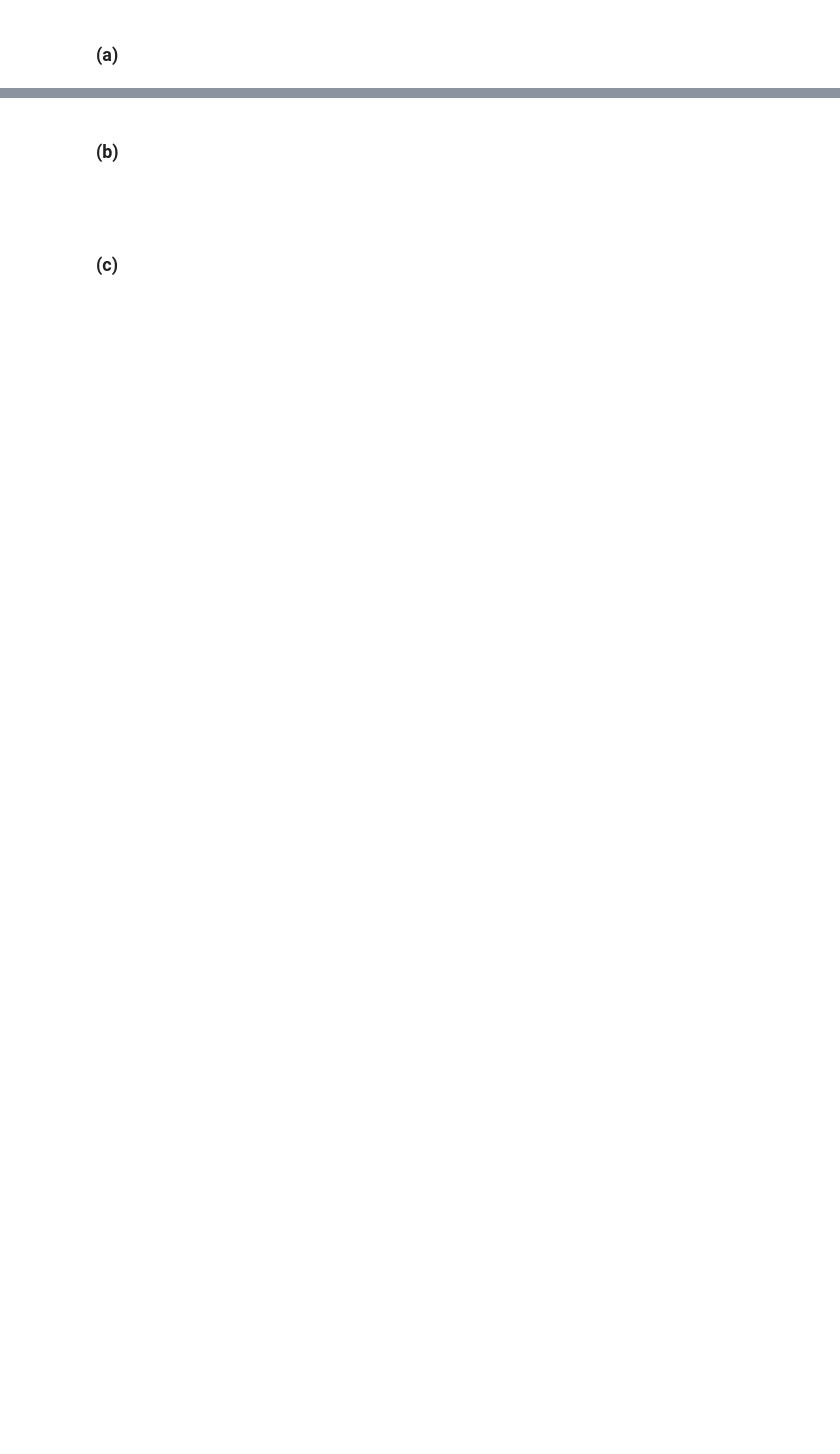
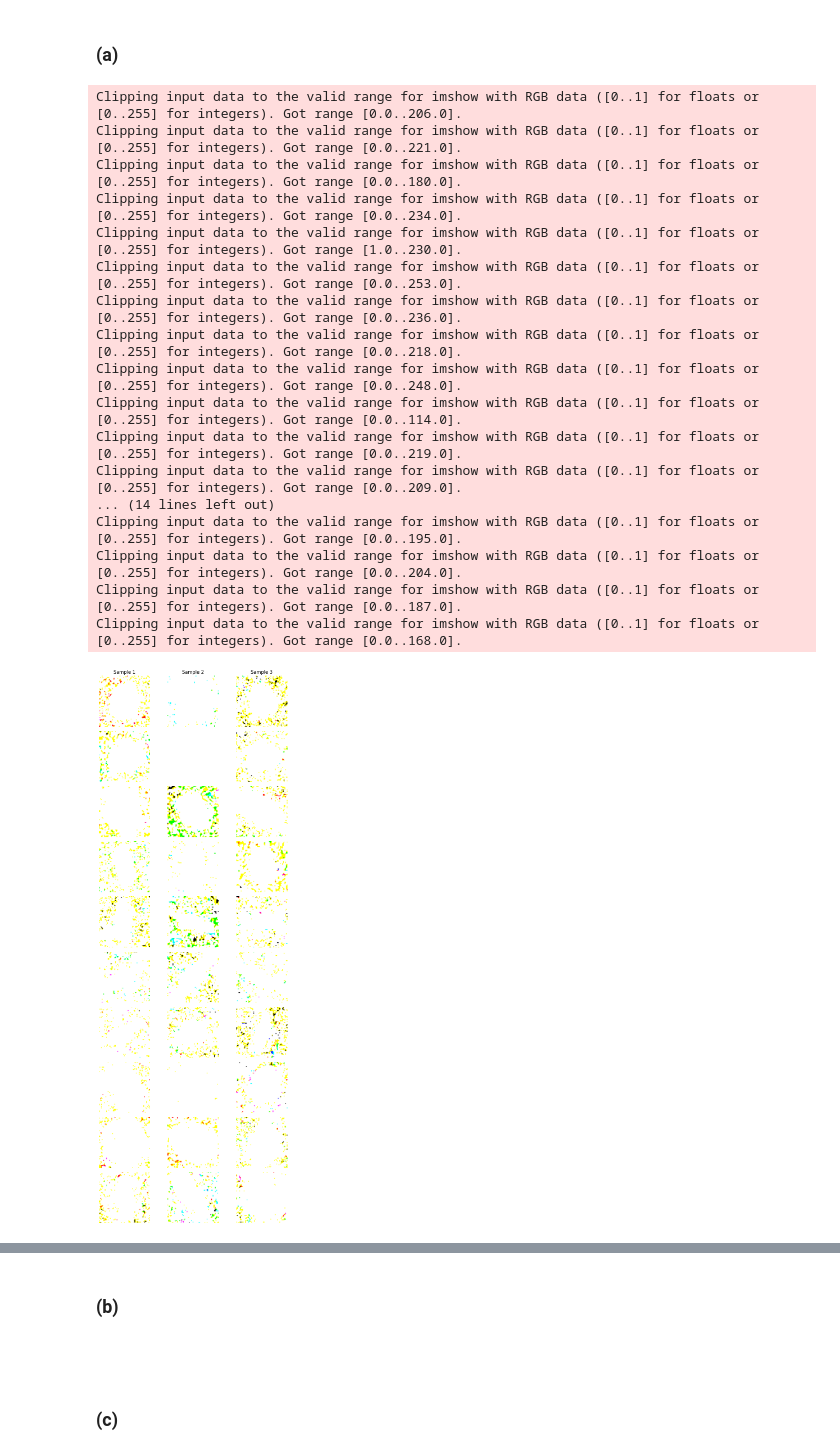
Before and after one commit to piecuchanja/mlph-25w, a Jupyter notebook: sheet07/sheet07.ipynb, the cells around one changed output, grey strips where cells are left out. Drawn from its saved outputs; the diff is of its cells as text; code cells hidden in the pictures; blank space fills up the shorter version.

```diff
--- a/sheet07/sheet07.ipynb
+++ b/sheet07/sheet07.ipynb
@@ -58,0 +51,45 @@ from torchvision.transforms import Normalize
+# %%
+# Plot three samples of each class
+fig, axes = plt.subplots(n_classes, 3, figsize=(8, 20))
+
+for class_idx in range(n_classes):
+    # Find indices of this class
+    class_indices = torch.where(labels == class_idx)[0]
+
+    # Select first 3 samples
+    for sample_idx in range(3):
+        ax = axes[class_idx, sample_idx]
+        img = images[class_indices[sample_idx]]
+
+        # Convert from (C, H, W) to (H, W, C) for plotting
+        img_plot = np.moveaxis(img.numpy(), 0, -1)
+
+        ax.imshow(img_plot)
+        ax.axis('off')
+
+        if sample_idx == 0:
+            ax.set_ylabel(label_names[class_idx], fontsize=9)
+        if class_idx == 0:
+            ax.set_title(f'Sample {sample_idx + 1}')
+
+plt.tight_layout()
+plt.show()
+# %% [output]
+Clipping input data to the valid range for imshow with RGB data ([0..1] for floats or [0..255] for integers). Got range [0.0..206.0].
+Clipping input data to the valid range for imshow with RGB data ([0..1] for floats or [0..255] for integers). Got range [0.0..221.0].
+Clipping input data to the valid range for imshow with RGB data ([0..1] for floats or [0..255] for integers). Got range [0.0..180.0].
+Clipping input data to the valid range for imshow with RGB data ([0..1] for floats or [0..255] for integers). Got range [0.0..234.0].
+Clipping input data to the valid range for imshow with RGB data ([0..1] for floats or [0..255] for integers). Got range [1.0..230.0].
+Clipping input data to the valid range for imshow with RGB data ([0..1] for floats or [0..255] for integers). Got range [0.0..253.0].
+Clipping input data to the valid range for imshow with RGB data ([0..1] for floats or [0..255] for integers). Got range [0.0..236.0].
+Clipping input data to the valid range for imshow with RGB data ([0..1] for floats or [0..255] for integers). Got range [0.0..218.0].
+Clipping input data to the valid range for imshow with RGB data ([0..1] for floats or [0..255] for integers). Got range [0.0..248.0].
+Clipping input data to the valid range for imshow with RGB data ([0..1] for floats or [0..255] for integers). Got range [0.0..114.0].
+Clipping input data to the valid range for imshow with RGB data ([0..1] for floats or [0..255] for integers). Got range [0.0..219.0].
+Clipping input data to the valid range for imshow with RGB data ([0..1] for floats or [0..255] for integers). Got range [0.0..209.0].
+... (14 lines left out)
+Clipping input data to the valid range for imshow with RGB data ([0..1] for floats or [0..255] for integers). Got range [0.0..195.0].
+Clipping input data to the valid range for imshow with RGB data ([0..1] for floats or [0..255] for integers). Got range [0.0..204.0].
+Clipping input data to the valid range for imshow with RGB data ([0..1] for floats or [0..255] for integers). Got range [0.0..187.0].
+Clipping input data to the valid range for imshow with RGB data ([0..1] for floats or [0..255] for integers). Got range [0.0..168.0].
+[figure, added]
```
Also changed, not shown: parts of 15 cells of this notebook, 17 other files.
